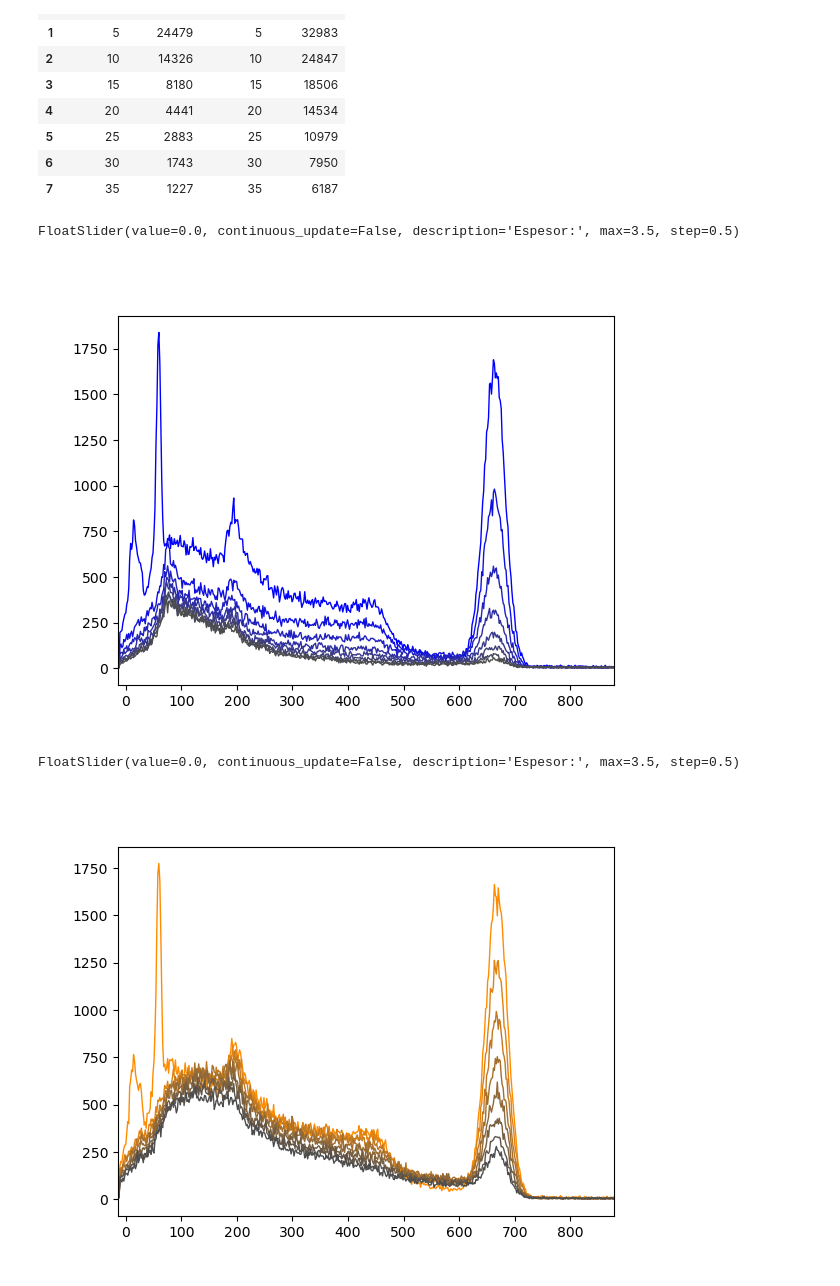
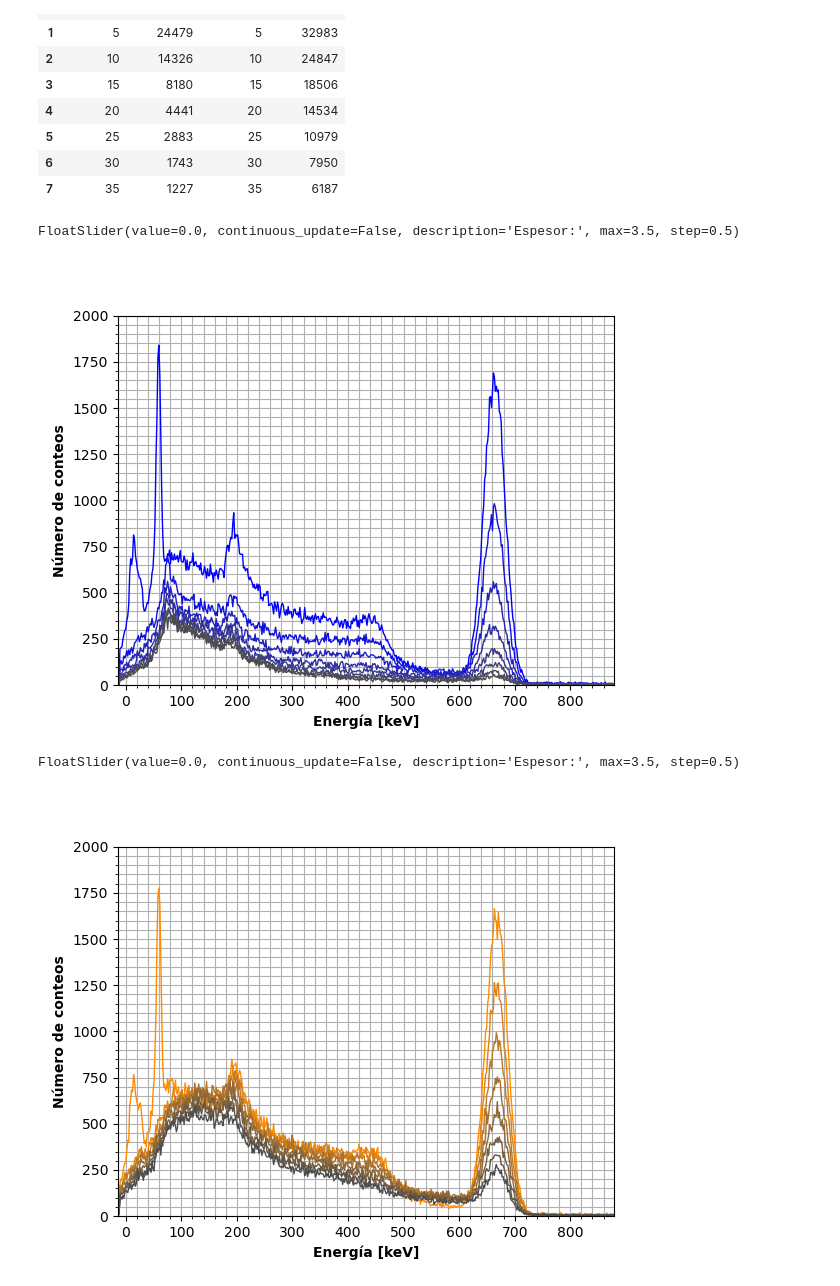
Before and after one commit to errodriguezs/Experimentos_Moderna_25-2, a Jupyter notebook: Nuclear II/analisis_datos.ipynb, the cells around one changed output. Drawn from its saved outputs; the diff is of its cells as text; code cells hidden in the pictures.

```diff
--- a/Nuclear II/analisis_datos.ipynb
+++ b/Nuclear II/analisis_datos.ipynb
@@ -64,16 +64,31 @@ slider = widgets.FloatSlider(
 display(slider)
 
 curves = []
-fig, ax = plt.subplots()
-for N, color in zip(conteos['Pb'], colors_Pb):
-    curves += ax.plot(E[:-1], N[:-1], lw=1, c=color)
+fig, ax = plt.subplots()#layout='constrained')
+for N, color, espesor in zip(conteos['Pb'], colors_Pb, x):
+    lbl = f'Espesor$ = {espesor:.1f}$ cm'
+    curves += ax.plot(E[:-1], N[:-1], lw=1, c=color, label=lbl)
 
 ax.set_xlim([E[0], E[-2]])
+ax.set_ylim([0, 2000])
+ax.minorticks_on()
+ax.grid(True, which='both', zorder=0)
+ax.set_xlabel('Energía [keV]', fontweight='bold')
+ax.set_ylabel('Número de conteos', fontweight='bold')
+
+fig.legend(
+    loc='lower center',
+    bbox_to_anchor=(0.5, -0.185),
+    ncols=3,
+    fancybox=True,
+    shadow=True,
+)
+plt.savefig("graficas\\espectro_plomo.pdf", format="pdf", bbox_inches='tight')
 plt.show()
 
 
 def select_curve(change):
-    selected_val = change['new']  # obtiene el nuevo valor del slider
+    selected_val = change['new']
     for i, curve in enumerate(curves):
         if i == int(selected_val * 2):
             curve.set_alpha(1)
@@ -85,41 +100,56 @@ def select_curve(change):
 slider.observe(select_curve, names='value')
 # %% [output]
 FloatSlider(value=0.0, continuous_update=False, description='Espesor:', max=3.5, step=0.5)
-[figure, old version]
+[figure, new version]
 # %%
 slider = widgets.FloatSlider(
     value=0,
     min=0,
     max=3.5,
     step=0.5,
     description='Espesor:',
     continuous_update=False,
     orientation='horizontal',
     readout=True
 )
 
 display(slider)
 
 curves = []
-fig, ax = plt.subplots()
-for N, color in zip(conteos['Acero'], colors_Acero):
-    curves += ax.plot(E[:-1], N[:-1], lw=1, c=color)
+fig, ax = plt.subplots()#layout='constrained')
+for N, color, espesor in zip(conteos['Acero'], colors_Acero, x):
+    lbl = f'Espesor$ = {espesor:.1f}$ cm'
+    curves += ax.plot(E[:-1], N[:-1], lw=1, c=color, label=lbl)
 
 ax.set_xlim([E[0], E[-2]])
+ax.set_ylim([0, 2000])
+ax.minorticks_on()
+ax.grid(True, which='both', zorder=0)
+ax.set_xlabel('Energía [keV]', fontweight='bold')
+ax.set_ylabel('Número de conteos', fontweight='bold')
+
+fig.legend(
+    loc='lower center',
+    bbox_to_anchor=(0.5, -0.185),
+    ncols=3,
+    fancybox=True,
+    shadow=True,
+)
+plt.savefig("graficas\\espectro_acero.pdf", format="pdf", bbox_inches='tight')
 plt.show()
 
 
 def select_curve(change):
     selected_val = change['new']
     for i, curve in enumerate(curves):
         if i == int(selected_val * 2):
             curve.set_alpha(1)
         else:
             curve.set_alpha(0.4)
     fig.canvas.draw_idle()
 
 
 slider.observe(select_curve, names='value')
 # %% [output]
 FloatSlider(value=0.0, continuous_update=False, description='Espesor:', max=3.5, step=0.5)
-[figure, old version]
+[figure, new version]
```
Also changed, not shown: parts of 1 cell of this notebook.
